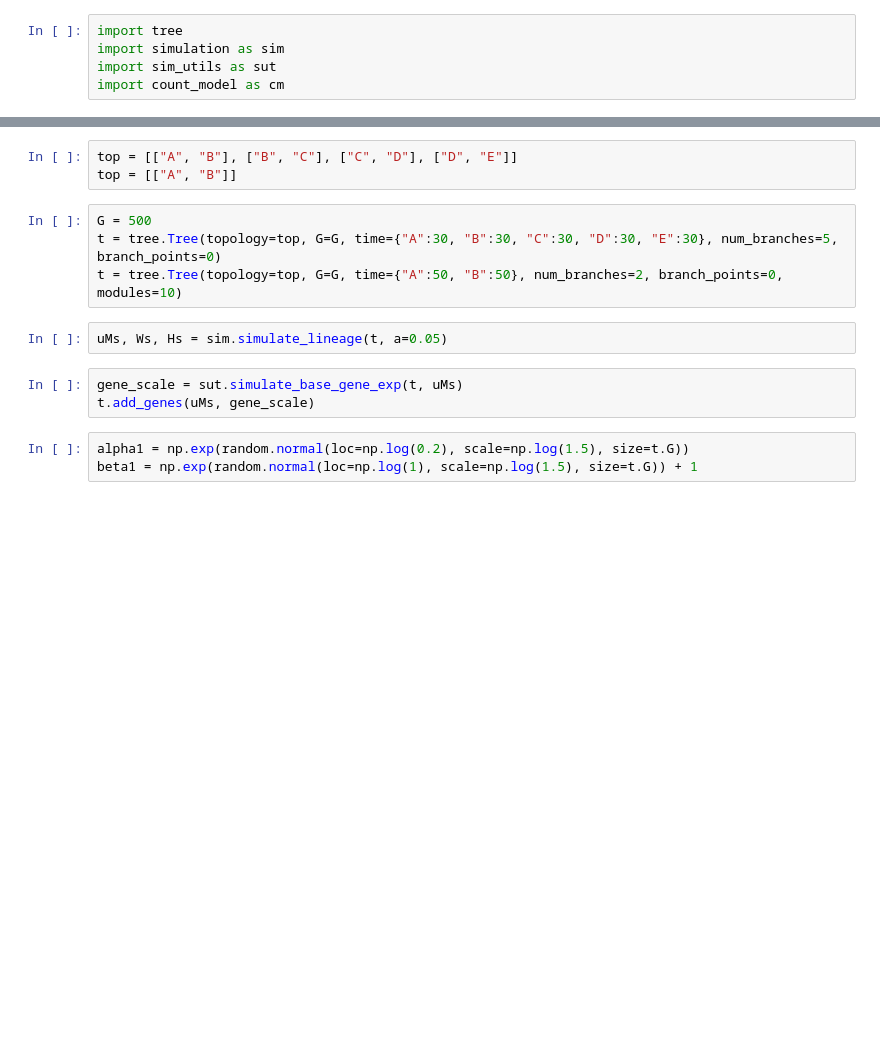
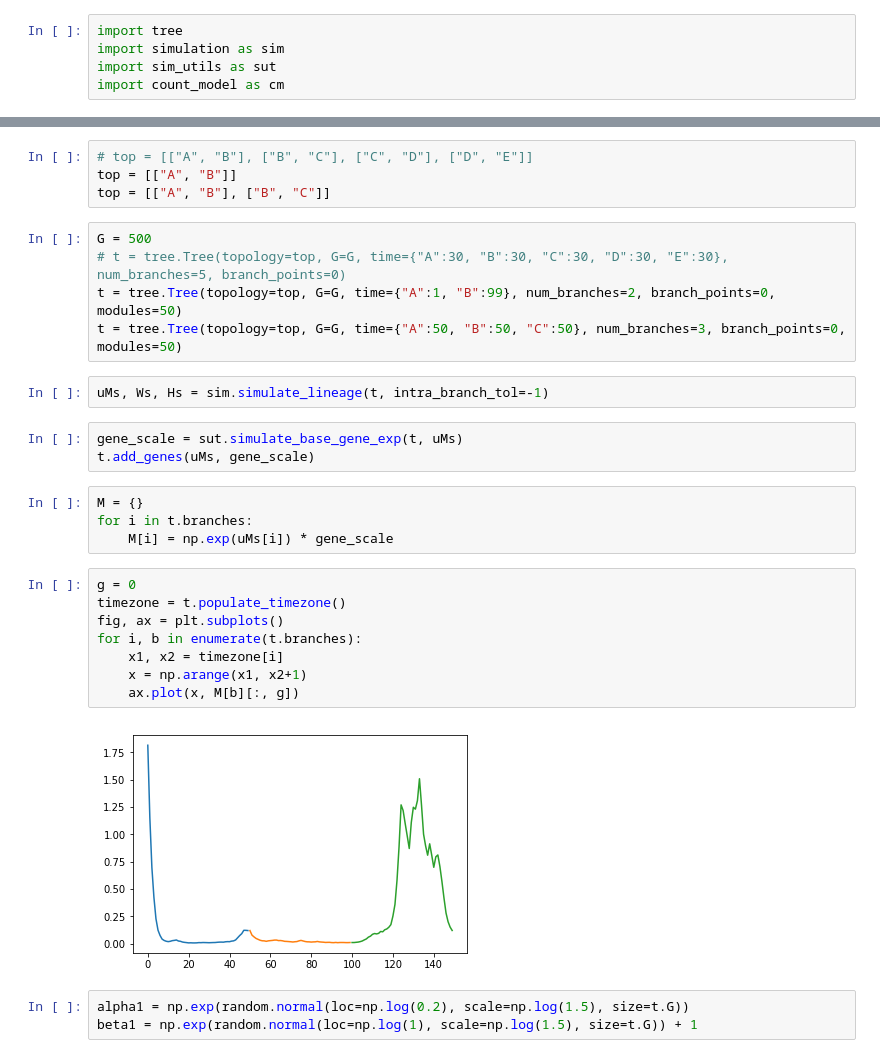
Before and after one commit to soedinglab/prosstt, a Jupyter notebook: dev/linear.ipynb, the cells around one changed output, grey strips where cells are left out. Saved outputs shown, nothing was run; the diff lists cells and outputs as text; blank space fills up the shorter version.

```diff
--- a/dev/linear.ipynb
+++ b/dev/linear.ipynb
@@ -22,16 +23,32 @@ rseed = 1992
 np.random.seed(rseed)
 # %%
-top = [["A", "B"], ["B", "C"], ["C", "D"], ["D", "E"]]
+# top = [["A", "B"], ["B", "C"], ["C", "D"], ["D", "E"]]
 top = [["A", "B"]]
+top = [["A", "B"], ["B", "C"]]
 # %%
 G = 500
-t = tree.Tree(topology=top, G=G, time={"A":30, "B":30, "C":30, "D":30, "E":30}, num_branches=5, branch_points=0)
-t = tree.Tree(topology=top, G=G, time={"A":50, "B":50}, num_branches=2, branch_points=0, modules=10)
+# t = tree.Tree(topology=top, G=G, time={"A":30, "B":30, "C":30, "D":30, "E":30}, num_branches=5, branch_points=0)
+t = tree.Tree(topology=top, G=G, time={"A":1, "B":99}, num_branches=2, branch_points=0, modules=50)
+t = tree.Tree(topology=top, G=G, time={"A":50, "B":50, "C":50}, num_branches=3, branch_points=0, modules=50)
 # %%
-uMs, Ws, Hs = sim.simulate_lineage(t, a=0.05)
+uMs, Ws, Hs = sim.simulate_lineage(t, intra_branch_tol=-1)
 # %%
 gene_scale = sut.simulate_base_gene_exp(t, uMs)
 t.add_genes(uMs, gene_scale)
+# %%
+M = {}
+for i in t.branches:
+    M[i] = np.exp(uMs[i]) * gene_scale
+# %%
+g = 0
+timezone = t.populate_timezone()
+fig, ax = plt.subplots()
+for i, b in enumerate(t.branches):
+    x1, x2 = timezone[i]
+    x = np.arange(x1, x2+1)
+    ax.plot(x, M[b][:, g])
+# %% [output]
+[figure, added]
 # %%
 alpha1 = np.exp(random.normal(loc=np.log(0.2), scale=np.log(1.5), size=t.G))
 beta1 = np.exp(random.normal(loc=np.log(1), scale=np.log(1.5), size=t.G)) + 1
```
Also changed, not shown: parts of 8 cells of this notebook, 1 other file.
